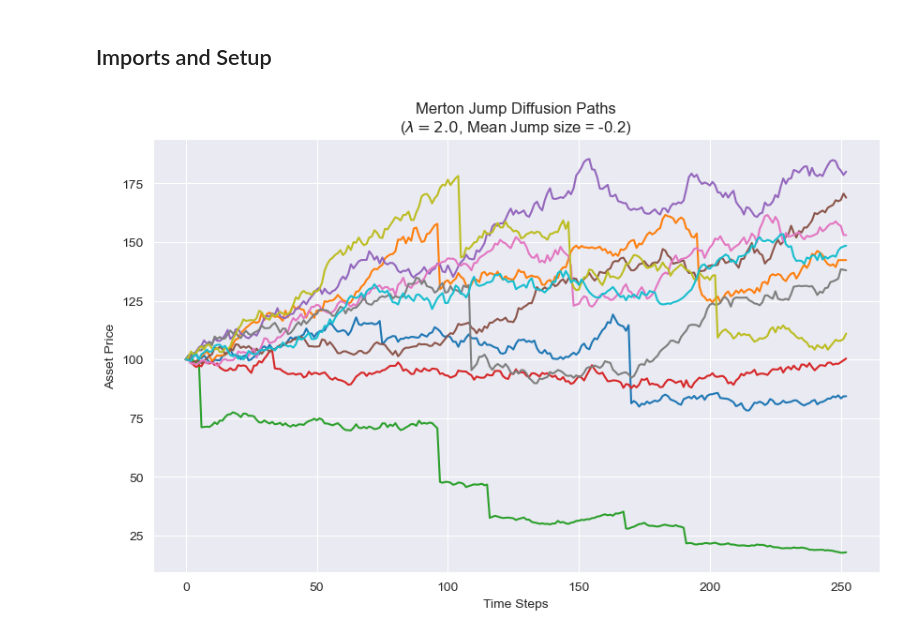
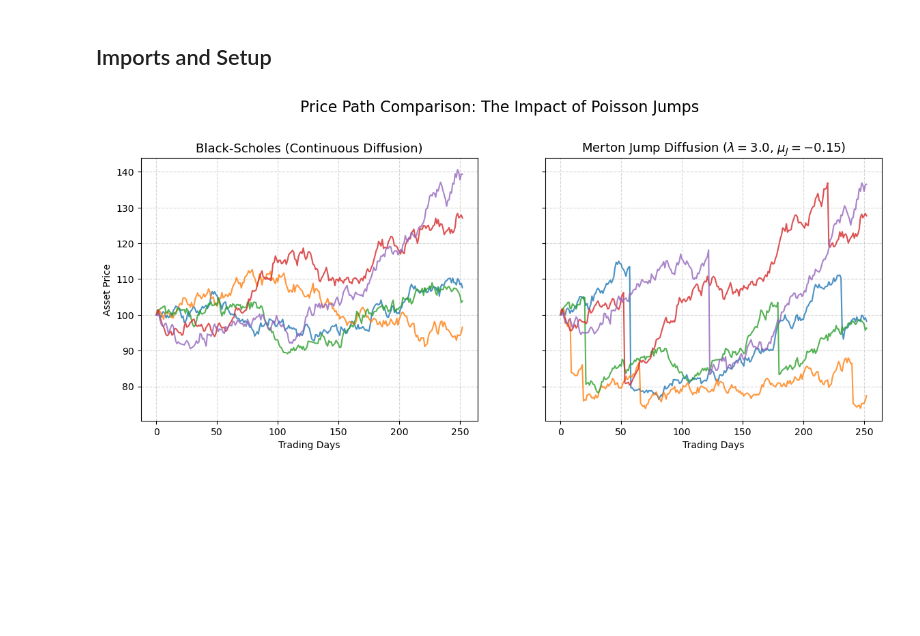
Before and after one commit to jordanchongja/quant-structuring-workbench, a Jupyter notebook: 02_MertonJumpDiffusion.ipynb, the cells around one changed output. Saved outputs shown, nothing was run; the diff lists cells and outputs as text; code cells hidden in the pictures; blank space fills up the shorter version.

```diff
--- a/02_MertonJumpDiffusion.ipynb
+++ b/02_MertonJumpDiffusion.ipynb
@@ -55,56 +52,66 @@ T = 1.0       # Time to Maturity (1 year)
 r = 0.05      # Risk-free rate
 q = 0.0       # Dividend yield
 # %%
-def merton_jump_paths(S0, T, r, sigma, lam, mu_j, delta, n_steps=252, n_paths=10):
-    """
-    Simulates paths for Merton Jump Diffusion.
-    """
-    dt = T / n_steps
+import numpy as np
+import matplotlib.pyplot as plt
+import scipy.stats as stats
 
-    # 1. Brownian Motion part (Standard BS)
-    # Z ~ N(0, 1)
-    Z = np.random.normal(0, 1, size=(n_steps, n_paths))
+# --- Simulation Parameters ---
+S0 = 100       # Initial Stock Price
+T = 1.0        # Time to maturity (1 Year)
+r = 0.05       # Risk-free rate
+sigma = 0.15   # Continuous Volatility (15%)
+steps = 252    # Trading days in a year
+n_paths = 5    # Number of paths to visualize
+dt = T / steps
 
-    # 2. Poisson Jump part
-    # J ~ Poisson(lam * dt) -> Number of jumps in this step
-    J = np.random.poisson(lam * dt, size=(n_steps, n_paths))
+# --- Merton Jump Parameters ---
+lam = 3.0      # Expect 3 jumps per year
+mu_j = -0.15   # Average jump size is a 15% drop (Negative skew)
+delta = 0.10   # Volatility of the jump size
 
-    # 3. Jump Magnitude
-    # If J=1, we add a normal shock N(mu_j, delta)
-    # We sum up shocks if multiple jumps occur in one dt (rare but possible)
-    mean_jump = np.exp(mu_j + 0.5 * delta**2) - 1
-    drift_correction = lam * mean_jump
+# Random seeds for reproducibility
+np.random.seed(42)
 
-    # Create path array
-    S = np.zeros((n_steps + 1, n_paths))
-    S[0] = S0
+# 1. Generate Random Variables
+Z = np.random.standard_normal((steps, n_paths)) # Brownian Motion
+N = np.random.poisson(lam * dt, (steps, n_paths)) # Poisson Jump Counter
+J = np.random.normal(mu_j, delta, (steps, n_paths)) # Log-Normal Jump Sizes
 
-    for t in range(1, n_steps + 1):
-        # Continuous return
-        continuous_log_ret = (r - drift_correction - 0.5 * sigma**2) * dt + sigma * np.sqrt(dt) * Z[t-1]
+# 2. Calculate Returns
+# Black-Scholes Returns
+ret_bs = (r - 0.5 * sigma**2) * dt + sigma * np.sqrt(dt) * Z
 
-        # Jump return
-        # Calculate sum of log-normal jumps for this step
-        # Jump size Y is log-normal, so log(Y) is normal
-        jump_log_ret = np.random.normal(mu_j, delta, size=(n_paths)) * J[t-1]
+# Merton Returns (Must subtract the compensator to prevent arbitrage)
+k = np.exp(mu_j + 0.5 * delta**2) - 1
+ret_merton = (r - lam * k - 0.5 * sigma**2) * dt + sigma * np.sqrt(dt) * Z + N * J
 
-        S[t] = S[t-1] * np.exp(continuous_log_ret + jump_log_ret)
+# 3. Build Price Paths
+S_bs = np.zeros((steps + 1, n_paths))
+S_merton = np.zeros((steps + 1, n_paths))
+S_bs[0], S_merton[0] = S0, S0
 
-    return S
+for t in range(1, steps + 1):
+    S_bs[t] = S_bs[t-1] * np.exp(ret_bs[t-1])
+    S_merton[t] = S_merton[t-1] * np.exp(ret_merton[t-1])
 
-# Parameters for Jumps
-lam = 2.0      # Expect 2 jumps per year
-mu_j = -0.2    # Average jump is -20% (Downside shock)
-delta = 0.1    # Volatility of the jump size
-sigma_m = 0.2  # Diffusion volatility
+# --- Plot the Paths ---
+fig, axes = plt.subplots(1, 2, figsize=(14, 5), sharey=True)
 
-paths = merton_jump_paths(S0, T, r, sigma_m, lam, mu_j, delta, n_paths=10)
+# Plot Black-Scholes
+axes[0].plot(S_bs, alpha=0.8, linewidth=1.5)
+axes[0].set_title("Black-Scholes (Continuous Diffusion)", fontsize=13)
+axes[0].set_ylabel("Asset Price")
+axes[0].set_xlabel("Trading Days")
+axes[0].grid(True, linestyle='--', alpha=0.5)
 
-plt.figure(figsize=(10, 6))
-plt.plot(paths)
-plt.title(f"Merton Jump Diffusion Paths\n($\lambda={lam}$, Mean Jump size = {mu_j})")
-plt.xlabel("Time Steps")
-plt.ylabel("Asset Price")
+# Plot Merton
+axes[1].plot(S_merton, alpha=0.8, linewidth=1.5)
+axes[1].set_title(f"Merton Jump Diffusion ($\lambda={lam}$, $\mu_J={mu_j}$)", fontsize=13)
+axes[1].set_xlabel("Trading Days")
+axes[1].grid(True, linestyle='--', alpha=0.5)
+
+plt.suptitle("Price Path Comparison: The Impact of Poisson Jumps", fontsize=16, y=1.05)
 plt.show()
 # %% [output]
-[figure, old version]
+[figure, new version]
```
Also changed, not shown: parts of 4 cells of this notebook, 8 other files.
